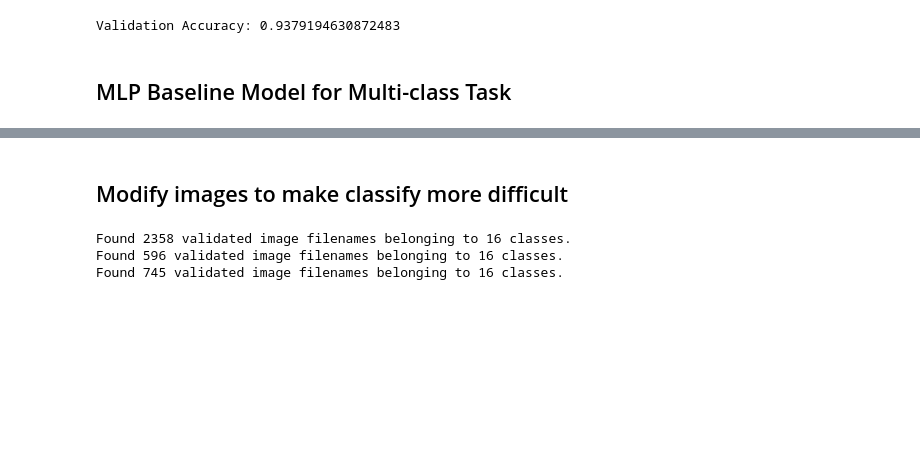
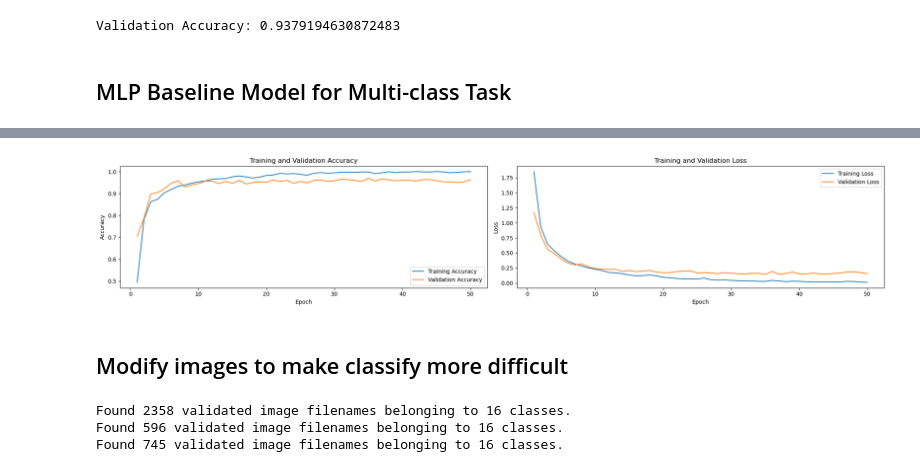
Before and after one commit to lettucend/CML_assignment2, a Jupyter notebook: A2/main.ipynb, the cells around one changed output, grey strips where cells are left out. Saved outputs shown, nothing was run; the diff lists cells and outputs as text; code cells hidden in the pictures; blank space fills up the shorter version.

Commit message:
update plot

```diff
--- a/A2/main.ipynb
+++ b/A2/main.ipynb
@@ -328,3 +329,34 @@ Epoch 50/50
+# %%
+import matplotlib.pyplot as plt
+
+def plot_training_history(history):
+    """
+    根据Keras模型的History对象绘制训练和验证的指标。
+
+    参数:
+    - history: 从fit方法返回的History对象。
+    """
+    epochs_range = range(1, len(history.history['accuracy']) + 1)  # 假设至少有'accuracy'这个指标
+    metrics = [key for key in history.history.keys() if not key.startswith("val_")]  # 获取所有非验证集的指标
+    _, axes = plt.subplots(1, len(metrics), figsize=(20, 4))  # 根据指标数量动态调整subplot数量
+
+    for idx, metric in enumerate(metrics):
+        # 在每个subplot中画出当前指标的训练和验证曲线
+        axes[idx].plot(epochs_range, history.history[metric], label=f'Training {metric.capitalize()}')
+        axes[idx].plot(epochs_range, history.history[f"val_{metric}"], label=f'Validation {metric.capitalize()}')
+        axes[idx].legend()
+        axes[idx].set_title(f'Training and Validation {metric.capitalize()}')
+        axes[idx].set_xlabel('Epoch')
+        axes[idx].set_ylabel(metric.capitalize())
+
+    plt.tight_layout()
+    plt.show()
+
+# 假设 history_baseline_categorical 是你的MLP模型训练历史对象
+# 调用函数绘图
+plot_training_history(history_baseline_categorical)
+# %% [output]
+[figure, added]
 # %% [markdown]
 ## Modify images to make classify more difficult
 # %%
```
Also changed, not shown: parts of 9 cells of this notebook.
